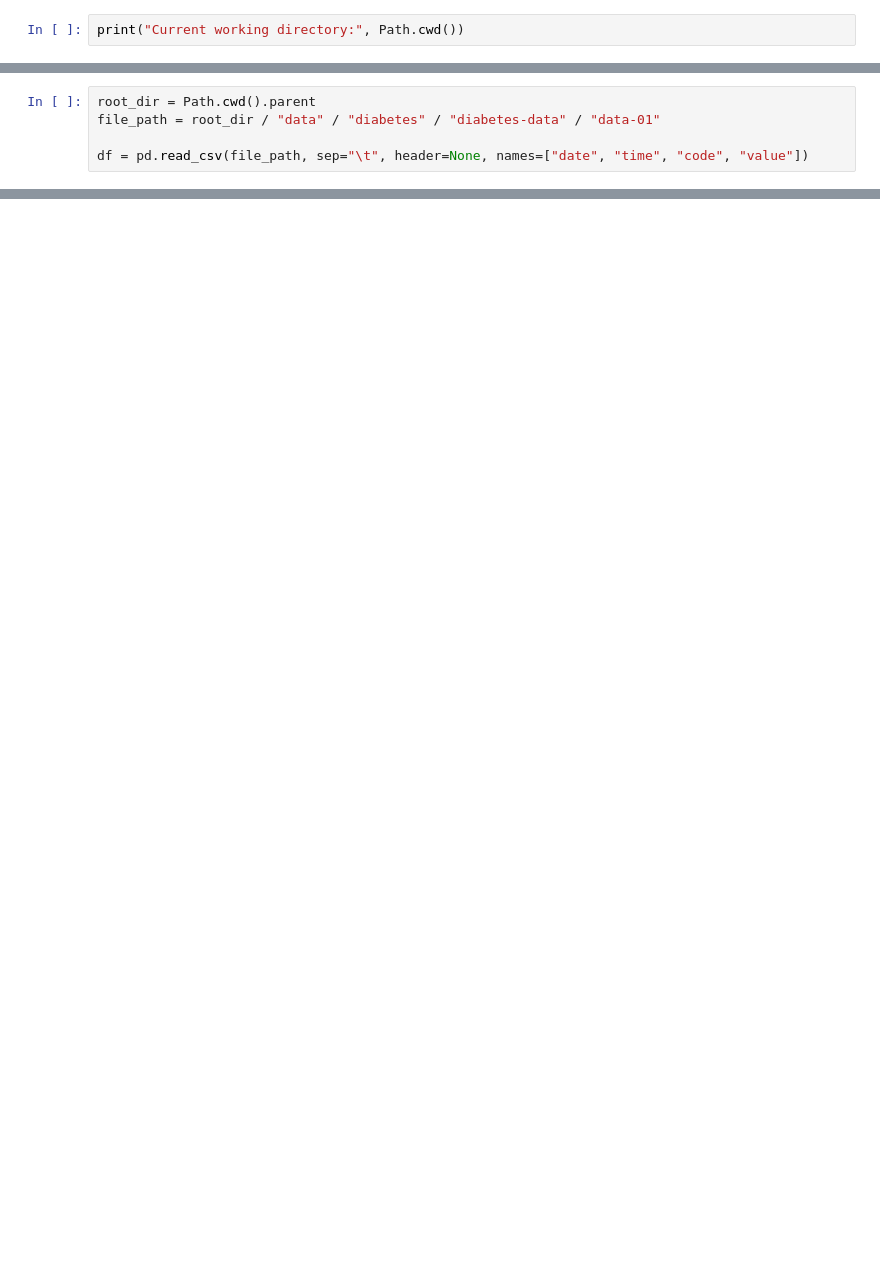
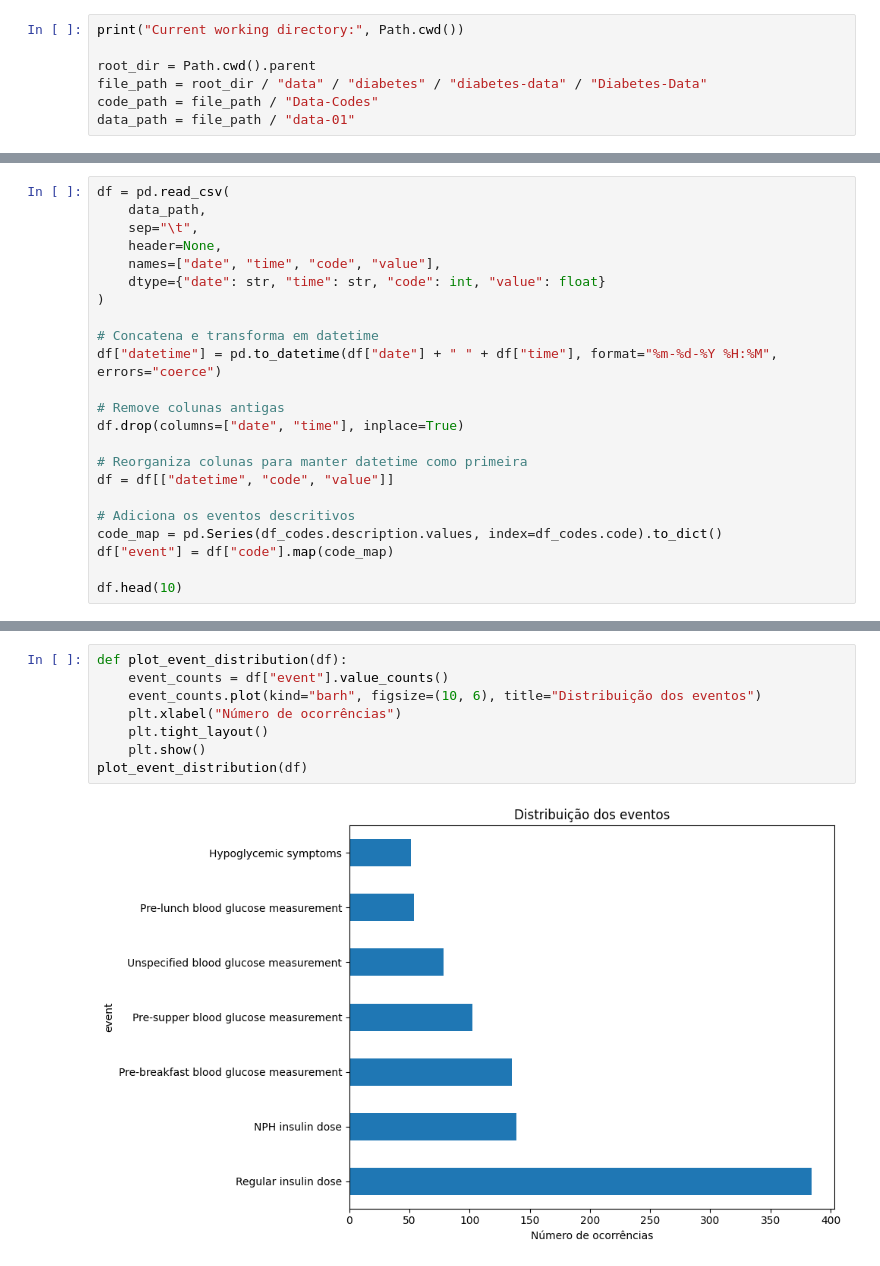
Before and after one commit to ezschneider/healthgan, a Jupyter notebook: notebooks/eda.ipynb, the cells around one changed output, grey strips where cells are left out. Saved outputs shown, nothing was run; the diff lists cells and outputs as text; blank space fills up the shorter version.

Commit message:
Add some EDA analisys on the first data-01

```diff
--- a/notebooks/eda.ipynb
+++ b/notebooks/eda.ipynb
@@ -4,3 +7,8 @@ from pathlib import Path
 # %%
 print("Current working directory:", Path.cwd())
+
+root_dir = Path.cwd().parent
+file_path = root_dir / "data" / "diabetes" / "diabetes-data" / "Diabetes-Data"
+code_path = file_path / "Data-Codes"
+data_path = file_path / "data-01"
 # %% [output]
@@ -8,6 +48,24 @@ Current working directory: /app
 # %%
-root_dir = Path.cwd().parent
-file_path = root_dir / "data" / "diabetes" / "diabetes-data" / "data-01"
+df = pd.read_csv(
+    data_path,
+    sep="\t",
+    header=None,
+    names=["date", "time", "code", "value"],
+    dtype={"date": str, "time": str, "code": int, "value": float}
+)
 
-df = pd.read_csv(file_path, sep="\t", header=None, names=["date", "time", "code", "value"])
+# Concatena e transforma em datetime
+df["datetime"] = pd.to_datetime(df["date"] + " " + df["time"], format="%m-%d-%Y %H:%M", errors="coerce")
+
+# Remove colunas antigas
+df.drop(columns=["date", "time"], inplace=True)
+
+# Reorganiza colunas para manter datetime como primeira
+df = df[["datetime", "code", "value"]]
+
+# Adiciona os eventos descritivos
+code_map = pd.Series(df_codes.description.values, index=df_codes.code).to_dict()
+df["event"] = df["code"].map(code_map)
+
+df.head(10)
 # %% [output]
@@ -16,0 +93,10 @@ df.head(10)
+# %%
+def plot_event_distribution(df):
+    event_counts = df["event"].value_counts()
+    event_counts.plot(kind="barh", figsize=(10, 6), title="Distribuição dos eventos")
+    plt.xlabel("Número de ocorrências")
+    plt.tight_layout()
+    plt.show()
+plot_event_distribution(df)
+# %% [output]
+[figure, added]
```
Also changed, not shown: parts of 13 cells of this notebook.
